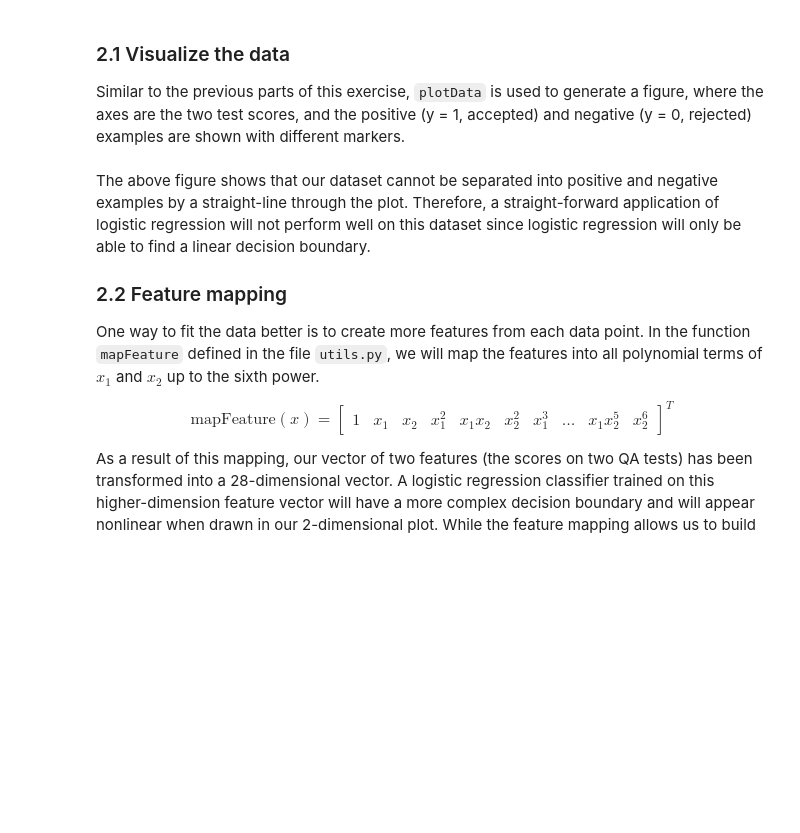
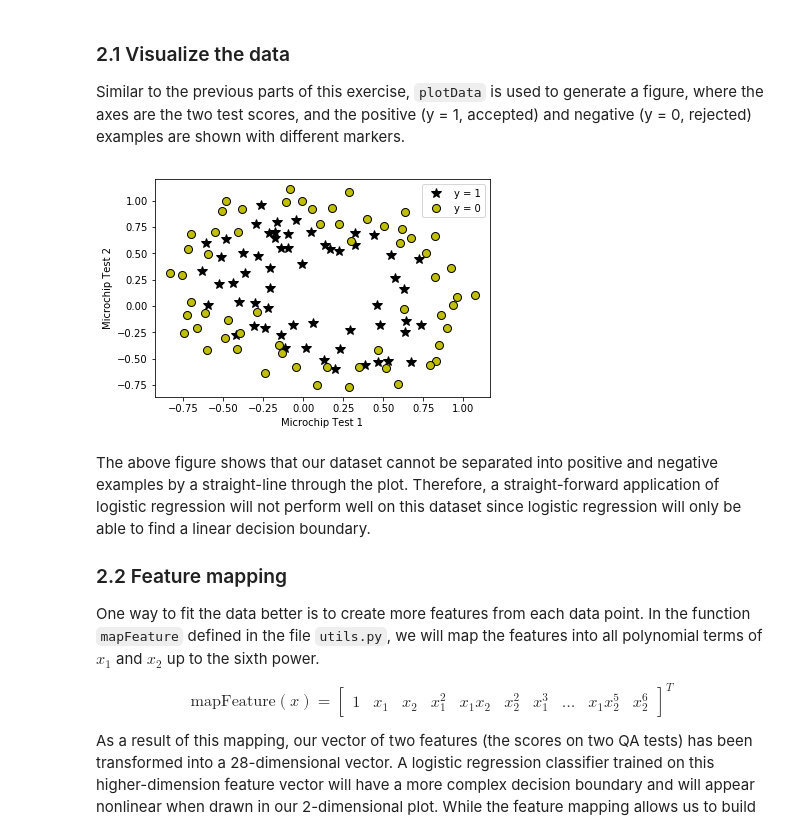
Before and after one commit to indrikwijaya/ml-coursera-python-assignments, a Jupyter notebook: Exercise2/exercise2.ipynb, the cells around one changed output. Drawn from its saved outputs; the diff is of its cells as text; code cells hidden in the pictures; blank space fills up the shorter version.

```diff
--- a/Exercise2/exercise2.ipynb
+++ b/Exercise2/exercise2.ipynb
@@ -521,12 +537,14 @@ different markers.
 # %%
 plotData(X, y)
 # Labels and Legend
-pyplot.xlabel('Microchip Test 1')
-pyplot.ylabel('Microchip Test 2')
+plt.xlabel('Microchip Test 1')
+plt.ylabel('Microchip Test 2')
 
 # Specified in plot order
 pyplot.legend(['y = 1', 'y = 0'], loc='upper right')
 pass
+# %% [output]
+[figure, added]
 # %% [markdown]
 The above figure shows that our dataset cannot be separated into positive and negative examples by a straight-line through the plot. Therefore, a straight-forward application of logistic regression will not perform well on this dataset since logistic regression will only be able to find a linear decision boundary.
 
```
Also changed, not shown: parts of 4 cells of this notebook.
